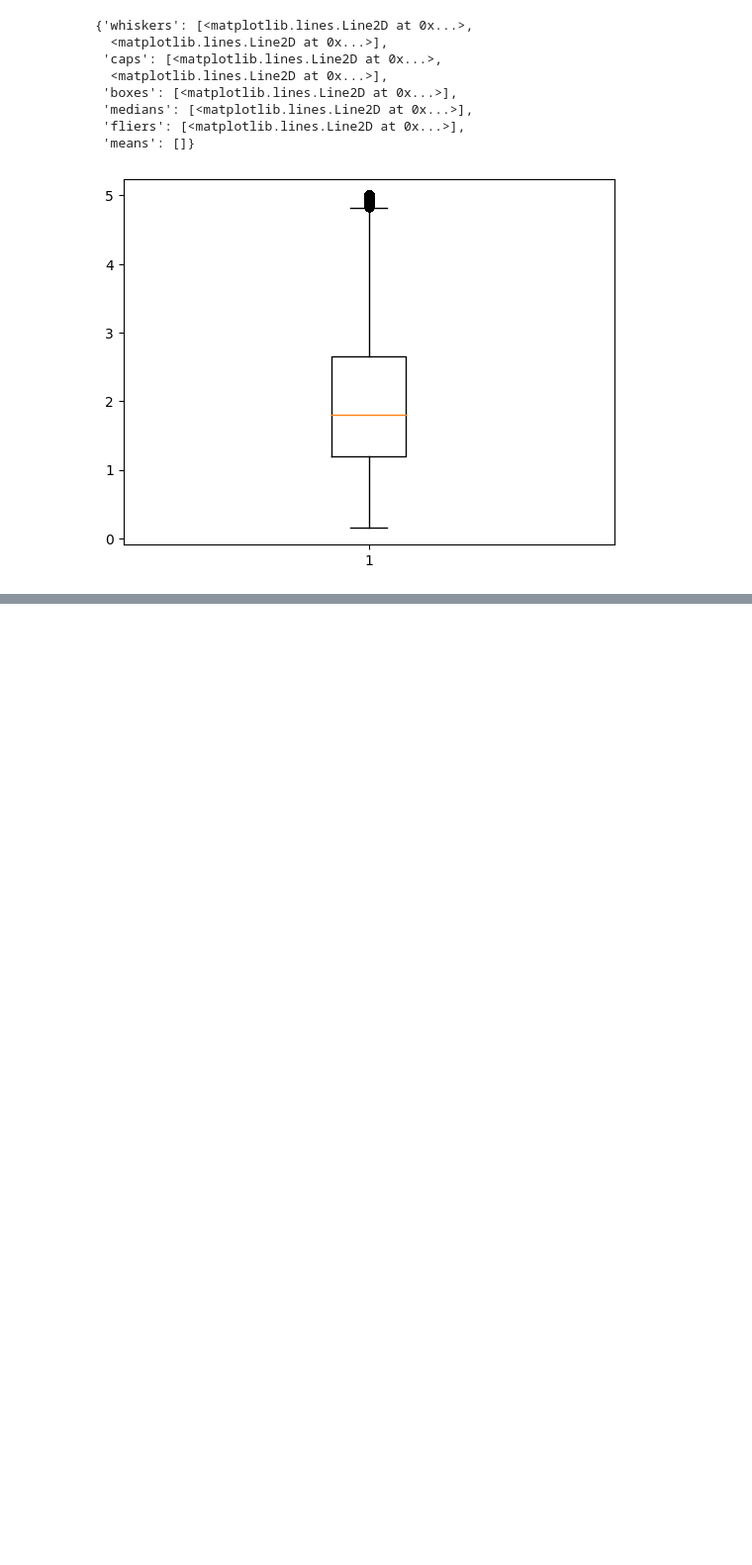
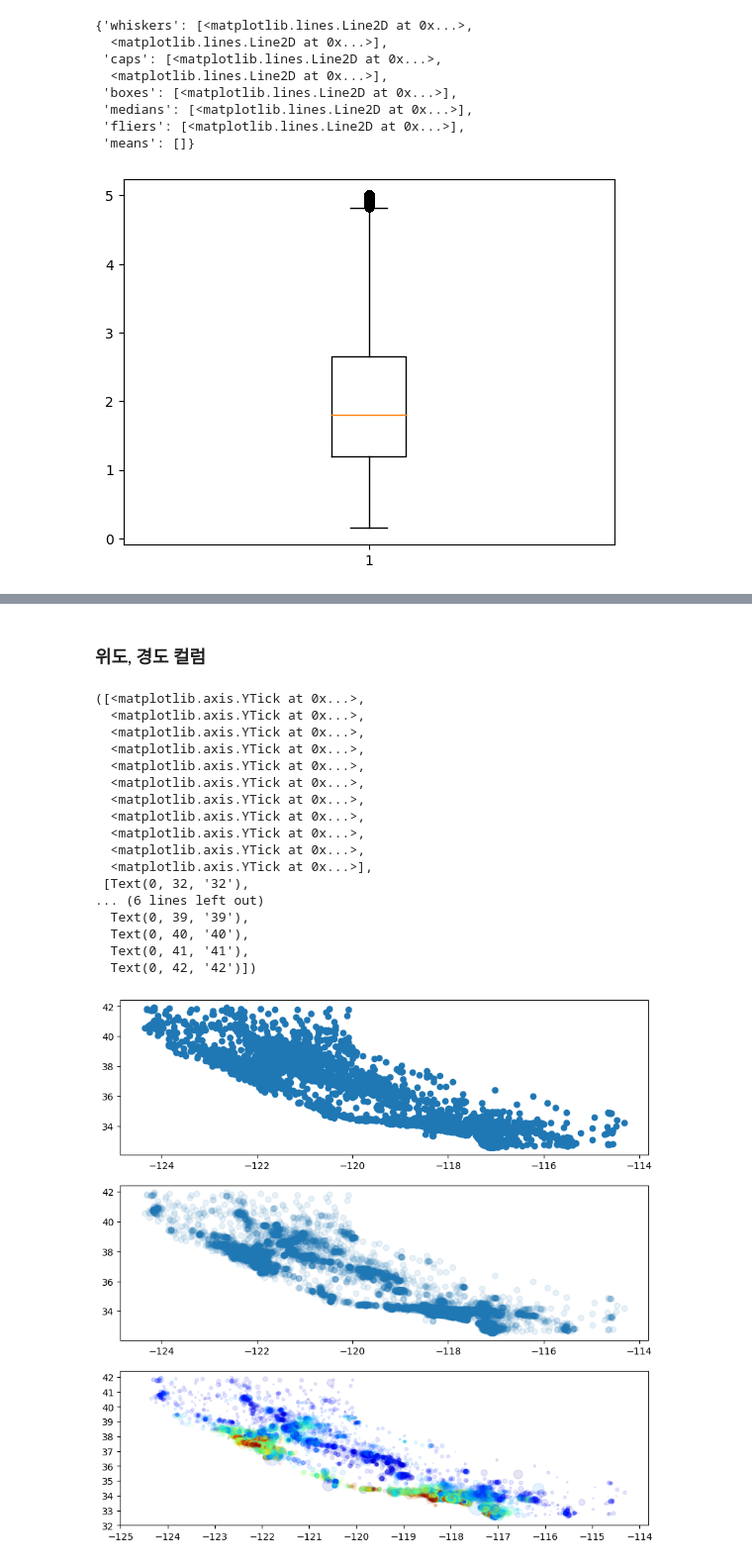
Before and after one commit to chaeeunJJ/dataJ, a Jupyter notebook: 필수1_정채은01_1008.ipynb, the cells around one changed output, grey strips where cells are left out. Shown at 99% size. Cells and saved outputs as stored; diff of their text form; code cells hidden in the pictures; blank space fills up the shorter version.

```diff
--- a/필수1_정채은01_1008.ipynb
+++ b/필수1_정채은01_1008.ipynb
@@ -141,0 +181,39 @@ Text(0.5, 1.0, 'low_income')
+# %% [markdown]
+### 위도, 경도 컬럼
+# %%
+fig = plt.figure(figsize=(10,10))
+
+plt.subplot(3,1,1)
+plt.scatter(df['Longitude'], df['Latitude'])
+
+plt.subplot(3,1,2)
+plt.scatter(df['Longitude'], df['Latitude'], alpha=0.1)
+#데이터가 밀집된 지역을 강조
+
+plt.subplot(3,1,3)
+plt.scatter(df['Longitude'], df['Latitude'], alpha=0.1,
+           s=df['Population']/80,
+           c=df['target'], cmap=plt.get_cmap("jet"))
+plt.xticks(np.arange(-125, -113, 1))
+plt.yticks(np.arange(32,43,1))
+#인구밀도에 따른 target 데이터의 산점도 확인
+#인구밀도가 높은 지역에 집값이 높은 것을 확인할 수 있음
+# %% [output]
+([<matplotlib.axis.YTick at 0x...>,
+  <matplotlib.axis.YTick at 0x...>,
+  <matplotlib.axis.YTick at 0x...>,
+  <matplotlib.axis.YTick at 0x...>,
+  <matplotlib.axis.YTick at 0x...>,
+  <matplotlib.axis.YTick at 0x...>,
+  <matplotlib.axis.YTick at 0x...>,
+  <matplotlib.axis.YTick at 0x...>,
+  <matplotlib.axis.YTick at 0x...>,
+  <matplotlib.axis.YTick at 0x...>,
+  <matplotlib.axis.YTick at 0x...>],
+ [Text(0, 32, '32'),
+... (6 lines left out)
+  Text(0, 39, '39'),
+  Text(0, 40, '40'),
+  Text(0, 41, '41'),
+  Text(0, 42, '42')])
+[figure, added]
```
Also changed, not shown: parts of 32 cells of this notebook.
